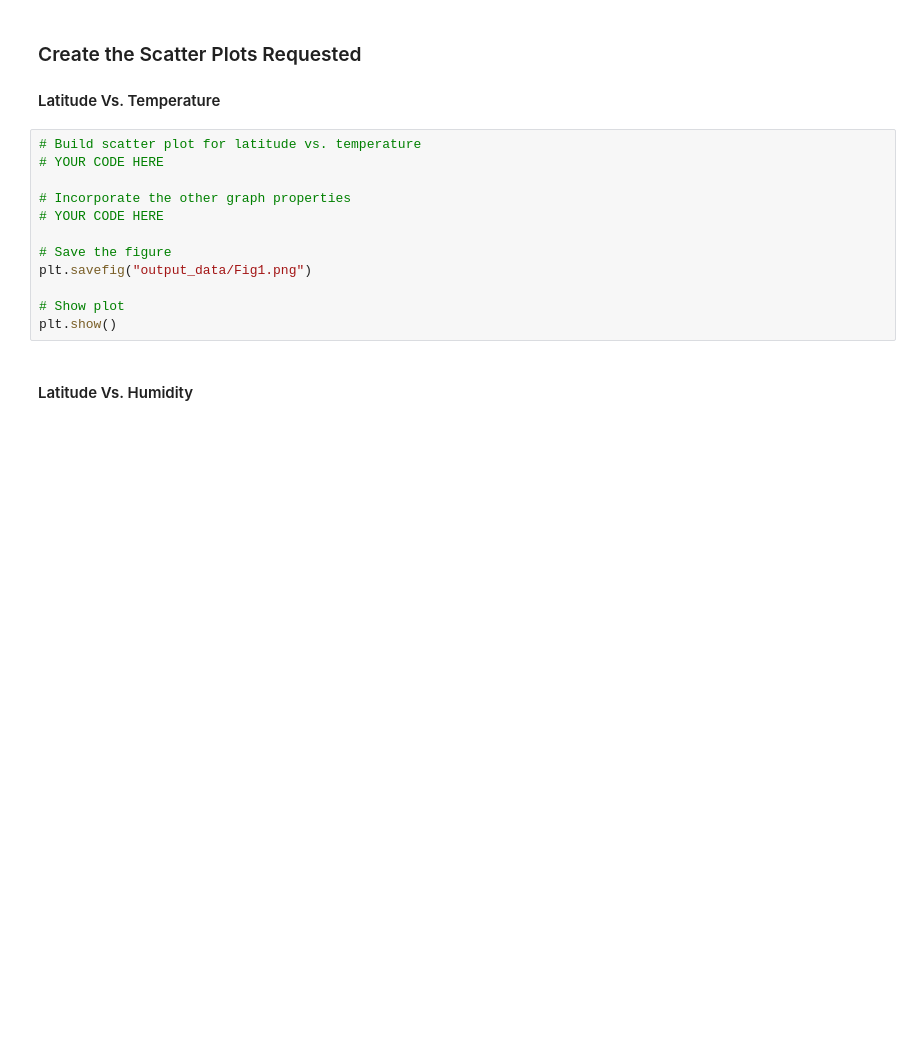
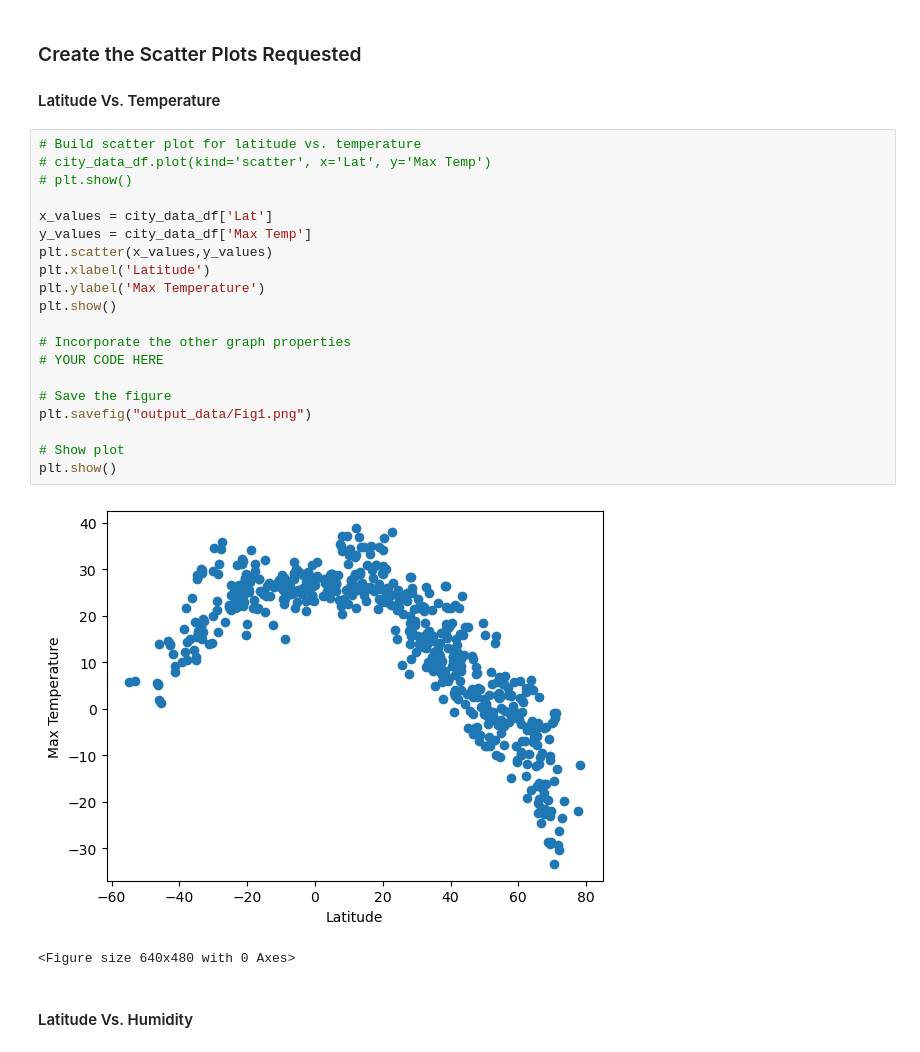
Before and after one commit to chelseapickett/python-api-challenge, a Jupyter notebook: WeatherPy/WeatherPy-Copy1.ipynb, the cells around one changed output. Drawn from its saved outputs; the diff is of its cells as text; blank space fills up the shorter version.

```diff
--- a/WeatherPy/WeatherPy-Copy1.ipynb
+++ b/WeatherPy/WeatherPy-Copy1.ipynb
@@ -195,16 +221,27 @@ city_data_df.head()
 #### Latitude Vs. Temperature
 # %%
 # Build scatter plot for latitude vs. temperature
-# YOUR CODE HERE
+# city_data_df.plot(kind='scatter', x='Lat', y='Max Temp')
+# plt.show()
+
+x_values = city_data_df['Lat']
+y_values = city_data_df['Max Temp']
+plt.scatter(x_values,y_values)
+plt.xlabel('Latitude')
+plt.ylabel('Max Temperature')
+plt.show()
 
 # Incorporate the other graph properties
 # YOUR CODE HERE
 
 # Save the figure
 plt.savefig("output_data/Fig1.png")
 
 # Show plot
 plt.show()
+# %% [output]
+[figure, added]
+<Figure size 640x480 with 0 Axes>
 # %% [markdown]
 #### Latitude Vs. Humidity
 # %%
```
Also changed, not shown: parts of 39 cells of this notebook, 5 other files.
